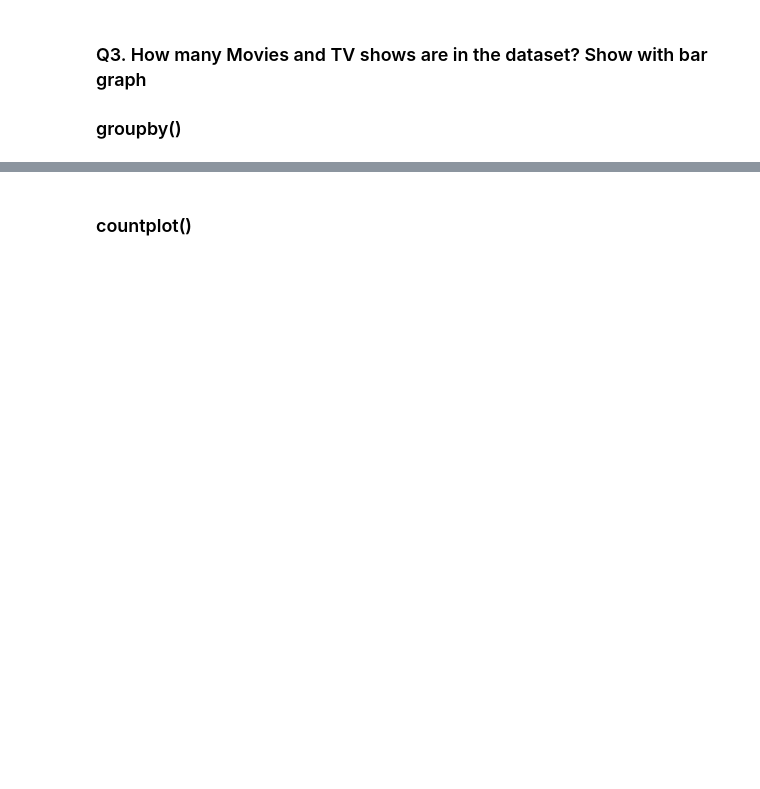
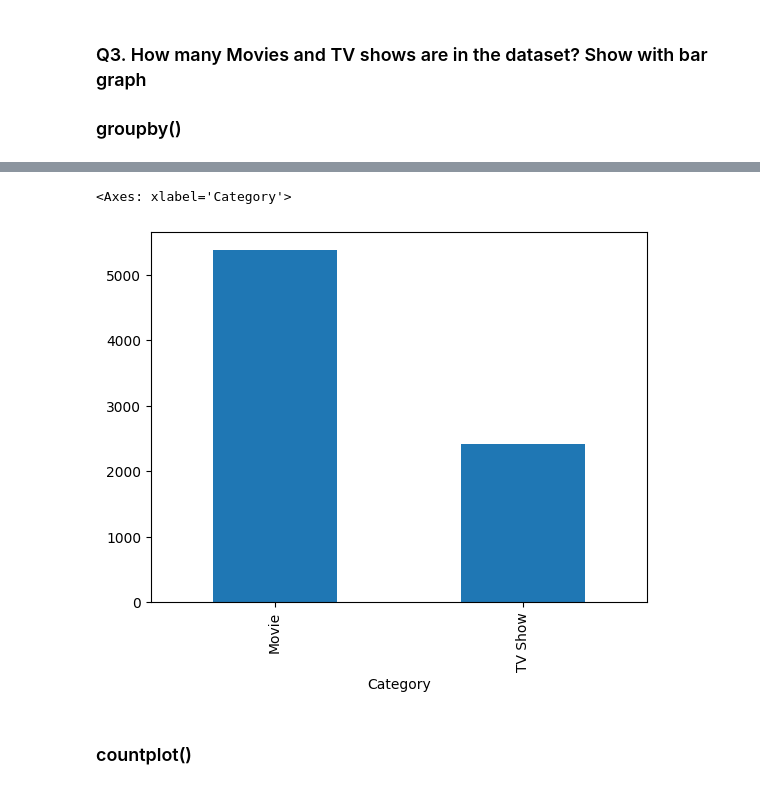
Before and after one commit to roynjuguna/Data_analysis, a Jupyter notebook: netflix_analysis.ipynb, the cells around one changed output, grey strips where cells are left out. Saved outputs shown, nothing was run; the diff lists cells and outputs as text; code cells hidden in the pictures; blank space fills up the shorter version.

```diff
--- a/netflix_analysis.ipynb
+++ b/netflix_analysis.ipynb
@@ -212,2 +245,7 @@ ValueError: time data " August 4, 2017" doesn't match format "%B %d, %Y", at pos
+# %%
+data.groupby('Category').Category.count().plot(kind= 'bar')
+# %% [output]
+<Axes: xlabel='Category'>
+[figure, added]
 # %% [markdown]
 ### countplot()
```
Also changed, not shown: parts of 45 cells of this notebook, 2 other files.
